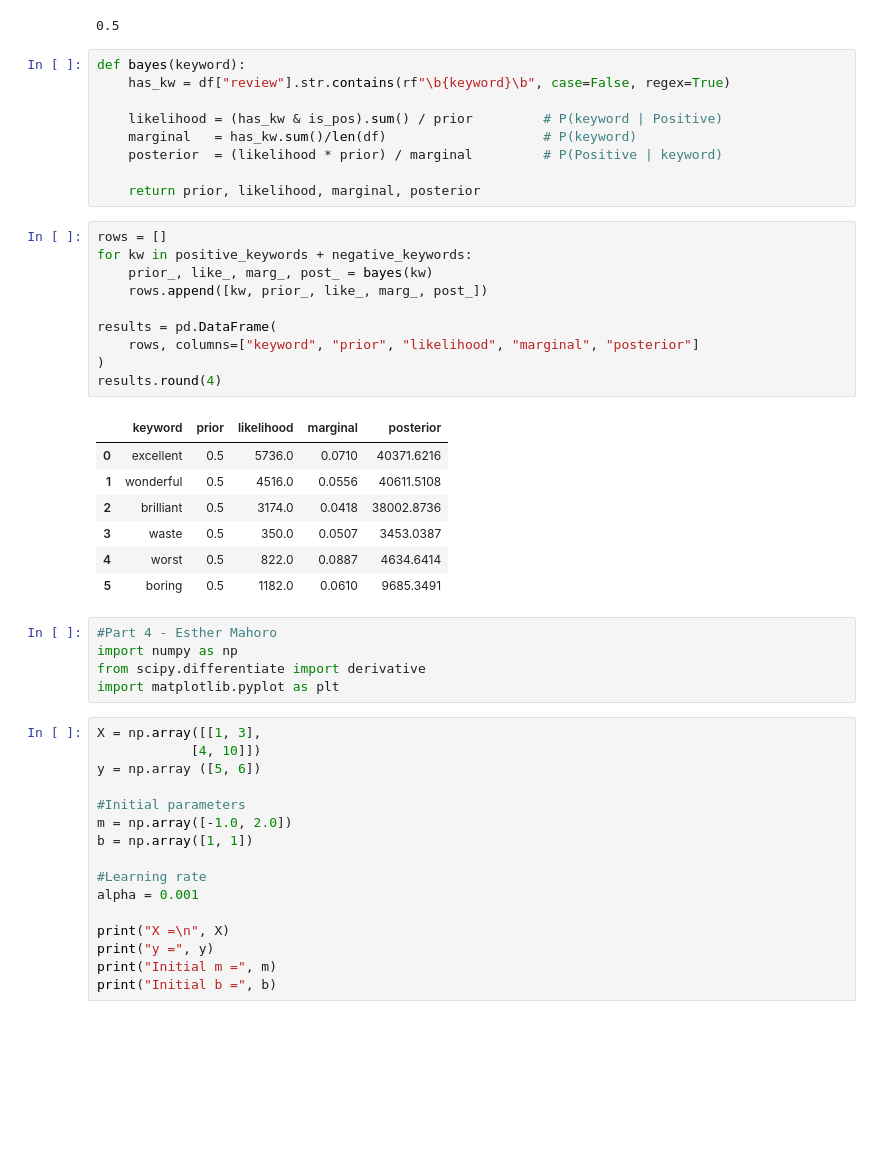
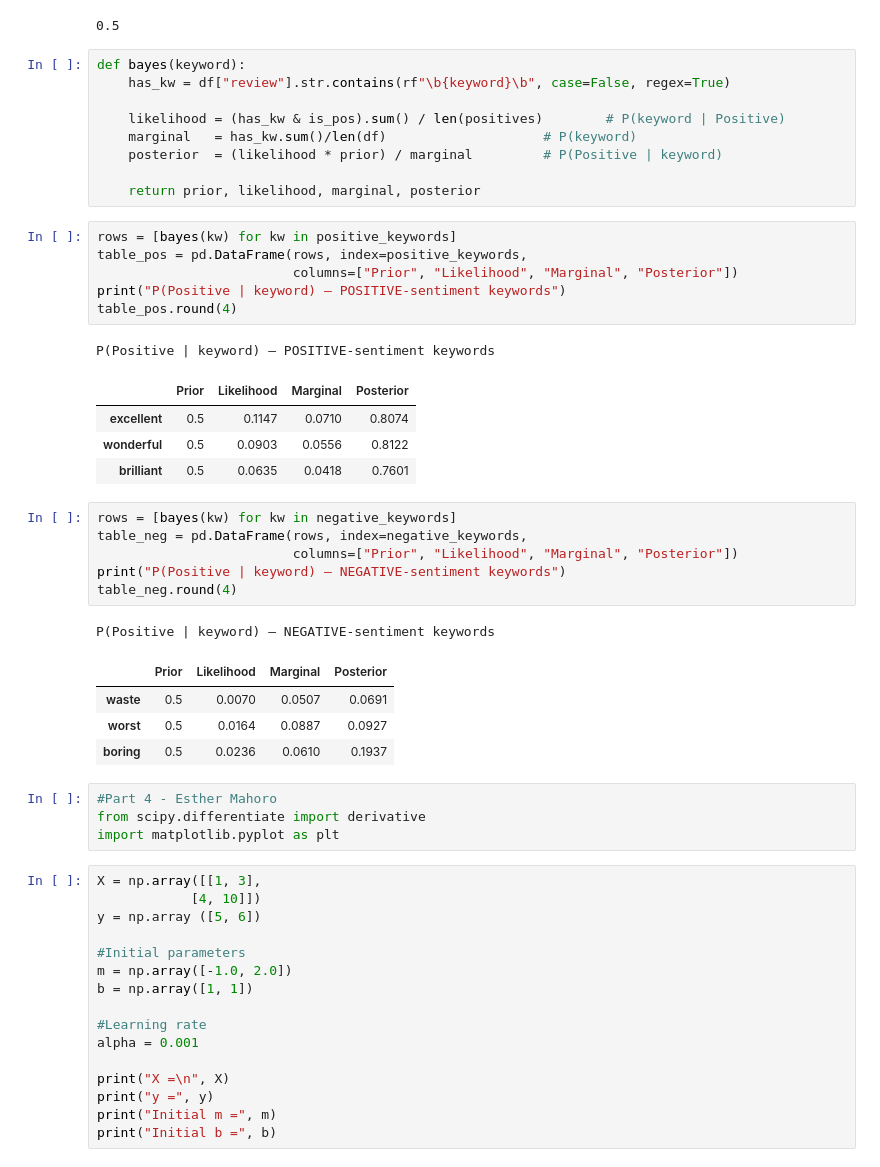
Before and after one commit to teniolaiji/MLMath_Formative3_Group7, a Jupyter notebook: Formative3.ipynb, the cells around one changed output. Drawn from its saved outputs; the diff is of its cells as text; blank space fills up the shorter version.

Commit message:
Add justification for word choices and eparate positive/negative analysis

```diff
--- a/Formative3.ipynb
+++ b/Formative3.ipynb
@@ -173,32 +193,37 @@ prior
 def bayes(keyword):
     has_kw = df["review"].str.contains(rf"\b{keyword}\b", case=False, regex=True)
 
-    likelihood = (has_kw & is_pos).sum() / prior         # P(keyword | Positive)
+    likelihood = (has_kw & is_pos).sum() / len(positives)        # P(keyword | Positive)
     marginal   = has_kw.sum()/len(df)                    # P(keyword)
     posterior  = (likelihood * prior) / marginal         # P(Positive | keyword)
 
     return prior, likelihood, marginal, posterior
-# %%
-rows = []
-for kw in positive_keywords + negative_keywords:
-    prior_, like_, marg_, post_ = bayes(kw)
-    rows.append([kw, prior_, like_, marg_, post_])
-
-results = pd.DataFrame(
-    rows, columns=["keyword", "prior", "likelihood", "marginal", "posterior"]
-)
-results.round(4)
-# %% [output]
-|  | keyword | prior | likelihood | marginal | posterior |
-| 0 | excellent | 0.5 | 5736.0 | 0.0710 | 40371.6216 |
-| 1 | wonderful | 0.5 | 4516.0 | 0.0556 | 40611.5108 |
-| 2 | brilliant | 0.5 | 3174.0 | 0.0418 | 38002.8736 |
-| 3 | waste | 0.5 | 350.0 | 0.0507 | 3453.0387 |
-| 4 | worst | 0.5 | 822.0 | 0.0887 | 4634.6414 |
-| 5 | boring | 0.5 | 1182.0 | 0.0610 | 9685.3491 |
+# %%
+rows = [bayes(kw) for kw in positive_keywords]
+table_pos = pd.DataFrame(rows, index=positive_keywords,
+                         columns=["Prior", "Likelihood", "Marginal", "Posterior"])
+print("P(Positive | keyword) — POSITIVE-sentiment keywords")
+table_pos.round(4)
+# %% [output]
+P(Positive | keyword) — POSITIVE-sentiment keywords
+|  | Prior | Likelihood | Marginal | Posterior |
+| excellent | 0.5 | 0.1147 | 0.0710 | 0.8074 |
+| wonderful | 0.5 | 0.0903 | 0.0556 | 0.8122 |
+| brilliant | 0.5 | 0.0635 | 0.0418 | 0.7601 |
+# %%
+rows = [bayes(kw) for kw in negative_keywords]
+table_neg = pd.DataFrame(rows, index=negative_keywords,
+                         columns=["Prior", "Likelihood", "Marginal", "Posterior"])
+print("P(Positive | keyword) — NEGATIVE-sentiment keywords")
+table_neg.round(4)
+# %% [output]
+P(Positive | keyword) — NEGATIVE-sentiment keywords
+|  | Prior | Likelihood | Marginal | Posterior |
+| waste | 0.5 | 0.0070 | 0.0507 | 0.0691 |
+| worst | 0.5 | 0.0164 | 0.0887 | 0.0927 |
+| boring | 0.5 | 0.0236 | 0.0610 | 0.1937 |
 # %%
 #Part 4 - Esther Mahoro
-import numpy as np
 from scipy.differentiate import derivative
 import matplotlib.pyplot as plt
 # %%
```
Also changed, not shown: parts of 16 cells of this notebook.
